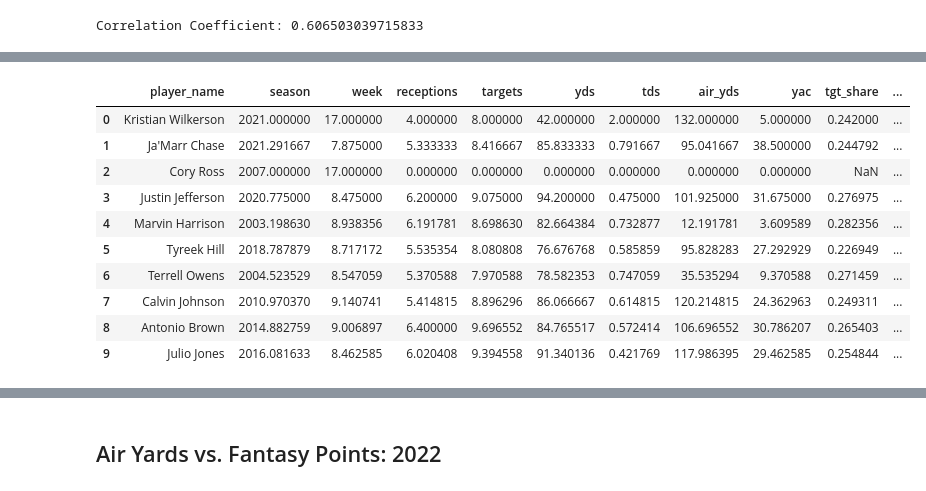
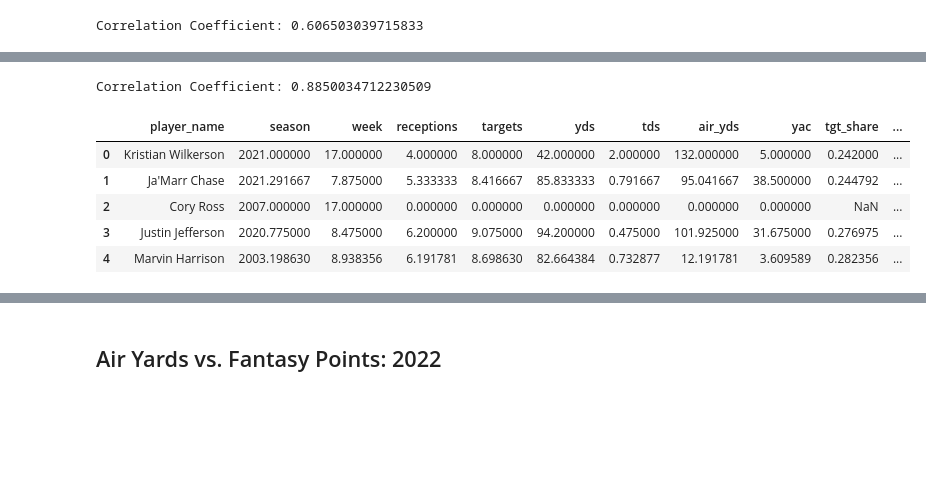
Before and after one commit to gfidanli/fantasy_football_analysis, a Jupyter notebook: daily_analysis/day8.ipynb, the cells around one changed output, grey strips where cells are left out. Cells and saved outputs as stored; diff of their text form; code cells hidden in the pictures; blank space fills up the shorter version.

```diff
--- a/daily_analysis/day8.ipynb
+++ b/daily_analysis/day8.ipynb
@@ -97,0 +98,17 @@ sns.relplot(
+# %%
+# Aggregate
+# Manually specify which aggregation function to use
+df_avg = df_all.groupby(['player_id', 'player_name']).mean().reset_index()
+
+# Plot
+g = sns.relplot(
+    x="tgt_share",
+    y="fantasy_pts",
+    data=df_avg
+)
+
+g.set(
+    xlabel="Target Share",
+    ylabel="Fantasy Points (Standard)",
+    title="Target Share vs. Fantasy Points (Regular Season) \n All WRs, 1999-2022, by Week"
+)
@@ -98,28 +118,22 @@ sns.relplot(
+# %%
+print(f"Correlation Coefficient: {df_avg['tgt_share'].corr(df_avg['fantasy_pts'])}")
+# %% [output]
+Correlation Coefficient: 0.8850034712230509
 # %%
-col_order = ['player_name', 'season', 'week', 'receptions', 'targets', 'yds', 'tds',
-       'air_yds', 'yac', 'tgt_share', 'air_yds_share', 'fantasy_pts',
-       'fantasy_pts_ppr']
+col_order = [
+    'player_name', 'season', 'week', 'receptions', 'targets', 'yds', 'tds',
+    'air_yds', 'yac', 'tgt_share', 'air_yds_share', 'fantasy_pts', 'fantasy_pts_ppr']
 
-df_avg = df_avg.sort_values('fantasy_pts', ascending=False) \
-    .reset_index() \
-    .merge(
-        df_all[['player_id','player_name']].drop_duplicates(),
-        how='left'
-    )[col_order]
+df_avg = df_avg.sort_values('fantasy_pts', ascending=False)[col_order].reset_index(drop=True)
 
-df_avg.head(10)
+df_avg.head(5)
 # %% [output]
 |  | player_name | season | week | receptions | targets | yds | tds | air_yds | yac | tgt_share | ... |
 | 0 | Kristian Wilkerson | 2021.000000 | 17.000000 | 4.000000 | 8.000000 | 42.000000 | 2.000000 | 132.000000 | 5.000000 | 0.242000 | ... |
 | 1 | Ja'Marr Chase | 2021.291667 | 7.875000 | 5.333333 | 8.416667 | 85.833333 | 0.791667 | 95.041667 | 38.500000 | 0.244792 | ... |
 | 2 | Cory Ross | 2007.000000 | 17.000000 | 0.000000 | 0.000000 | 0.000000 | 0.000000 | 0.000000 | 0.000000 | NaN | ... |
 | 3 | Justin Jefferson | 2020.775000 | 8.475000 | 6.200000 | 9.075000 | 94.200000 | 0.475000 | 101.925000 | 31.675000 | 0.276975 | ... |
 | 4 | Marvin Harrison | 2003.198630 | 8.938356 | 6.191781 | 8.698630 | 82.664384 | 0.732877 | 12.191781 | 3.609589 | 0.282356 | ... |
-| 5 | Tyreek Hill | 2018.787879 | 8.717172 | 5.535354 | 8.080808 | 76.676768 | 0.585859 | 95.828283 | 27.292929 | 0.226949 | ... |
-| 6 | Terrell Owens | 2004.523529 | 8.547059 | 5.370588 | 7.970588 | 78.582353 | 0.747059 | 35.535294 | 9.370588 | 0.271459 | ... |
-| 7 | Calvin Johnson | 2010.970370 | 9.140741 | 5.414815 | 8.896296 | 86.066667 | 0.614815 | 120.214815 | 24.362963 | 0.249311 | ... |
-| 8 | Antonio Brown | 2014.882759 | 9.006897 | 6.400000 | 9.696552 | 84.765517 | 0.572414 | 106.696552 | 30.786207 | 0.265403 | ... |
-| 9 | Julio Jones | 2016.081633 | 8.462585 | 6.020408 | 9.394558 | 91.340136 | 0.421769 | 117.986395 | 29.462585 | 0.254844 | ... |
 # %%
 df_avg.sort_values('tgt_share', ascending=False)
 # %% [output]
```
Also changed, not shown: parts of 9 cells of this notebook.
